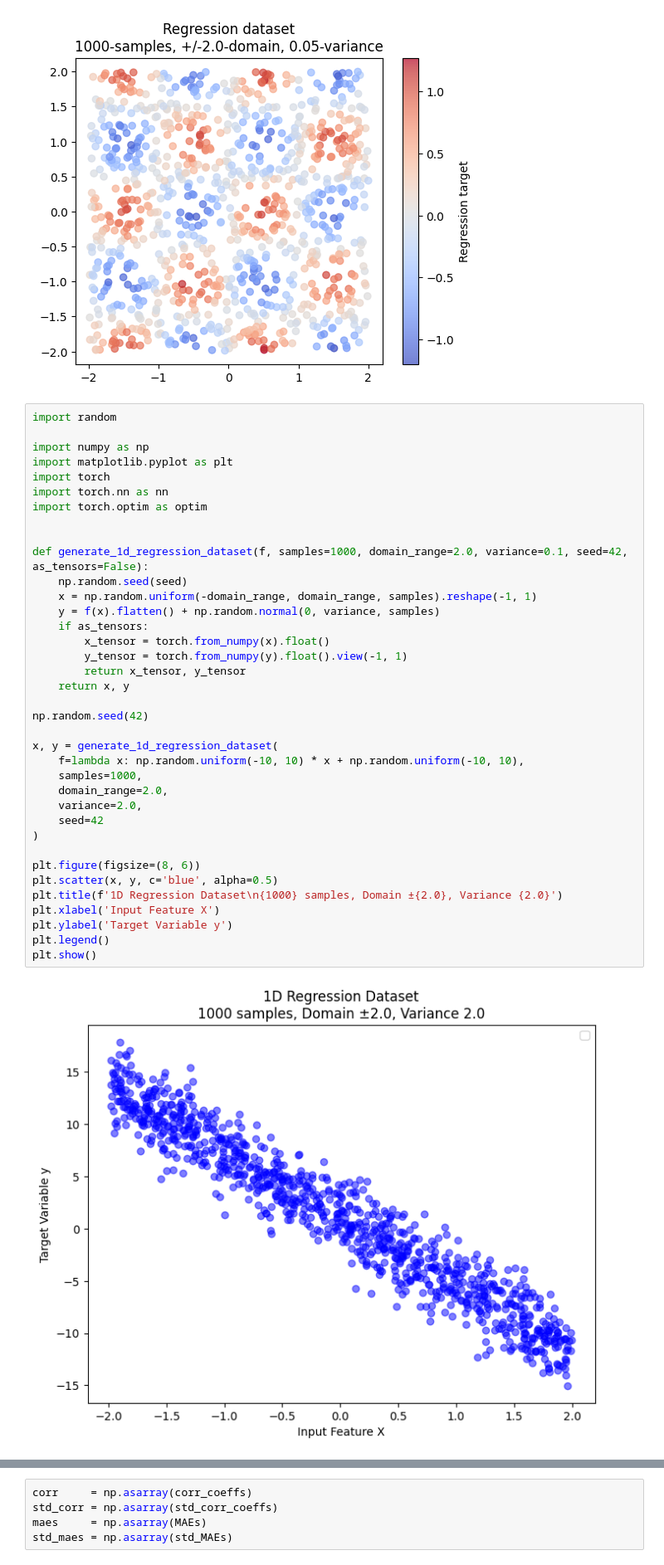
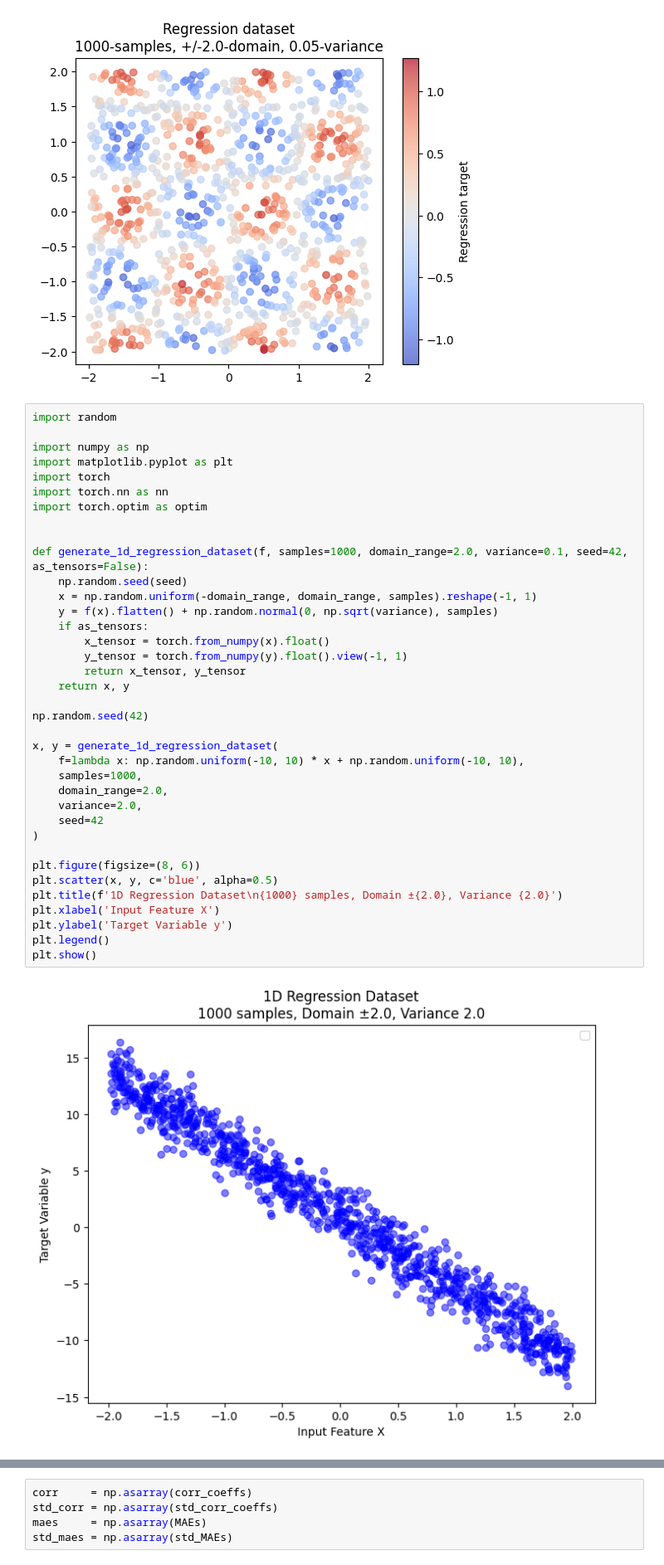
Before and after one commit to graphcore-research/minimol, a Jupyter notebook: notebooks/uncertainty_weighing.ipynb, the cells around one changed output, grey strips where cells are left out. Shown: that part at 83% size. Saved outputs shown, nothing was run; the diff lists cells and outputs as text.

```diff
--- a/notebooks/uncertainty_weighing.ipynb
+++ b/notebooks/uncertainty_weighing.ipynb
@@ -199,35 +204,35 @@ import torch.nn as nn
 import torch.optim as optim
 
 
 def generate_1d_regression_dataset(f, samples=1000, domain_range=2.0, variance=0.1, seed=42, as_tensors=False):
     np.random.seed(seed)
     x = np.random.uniform(-domain_range, domain_range, samples).reshape(-1, 1)
-    y = f(x).flatten() + np.random.normal(0, variance, samples)
+    y = f(x).flatten() + np.random.normal(0, np.sqrt(variance), samples)
     if as_tensors:
         x_tensor = torch.from_numpy(x).float()
         y_tensor = torch.from_numpy(y).float().view(-1, 1)
         return x_tensor, y_tensor
     return x, y
 
 np.random.seed(42)
 
 x, y = generate_1d_regression_dataset(
     f=lambda x: np.random.uniform(-10, 10) * x + np.random.uniform(-10, 10),
     samples=1000,
     domain_range=2.0,
     variance=2.0,
     seed=42
 )
 
 plt.figure(figsize=(8, 6))
 plt.scatter(x, y, c='blue', alpha=0.5)
 plt.title(f'1D Regression Dataset\n{1000} samples, Domain ±{2.0}, Variance {2.0}')
 plt.xlabel('Input Feature X')
 plt.ylabel('Target Variable y')
 plt.legend()
 plt.show()
 # %% [output]
-[figure, old version]
+[figure, new version]
 # %%
 import torch
 import torch.nn as nn
```
Also changed, not shown: parts of 5 cells of this notebook, 1 other file.
